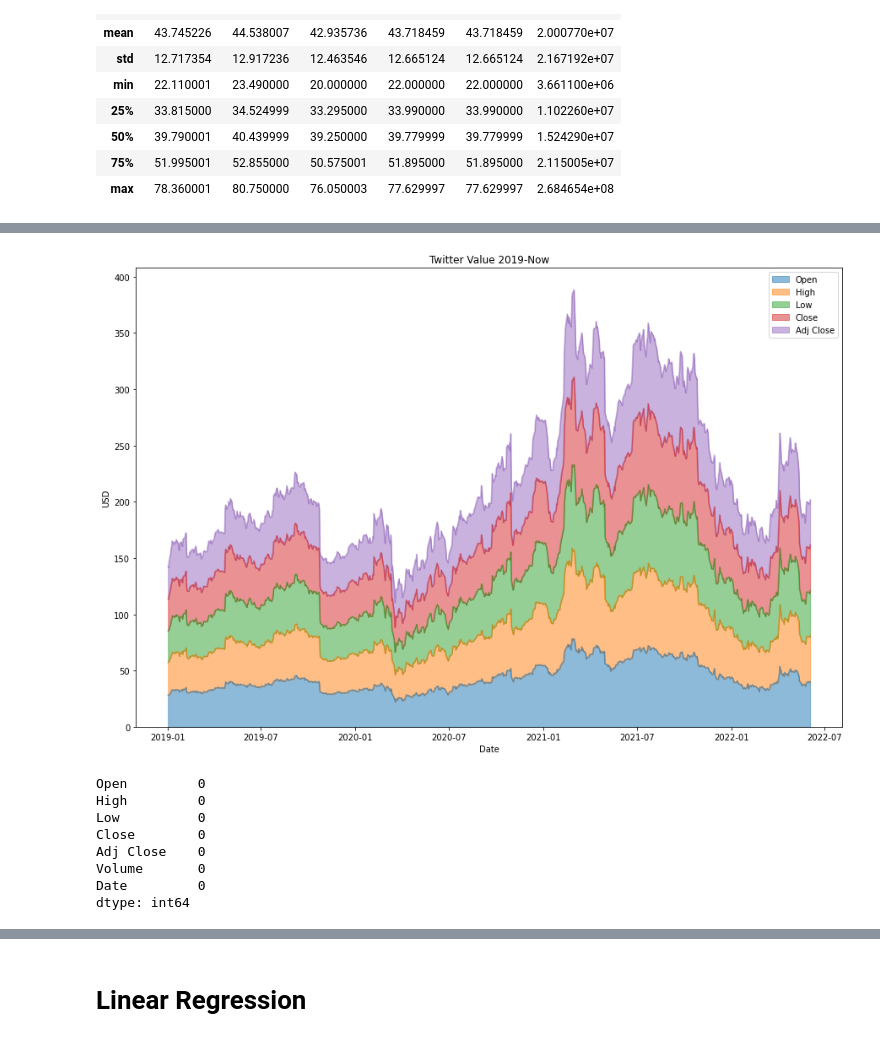
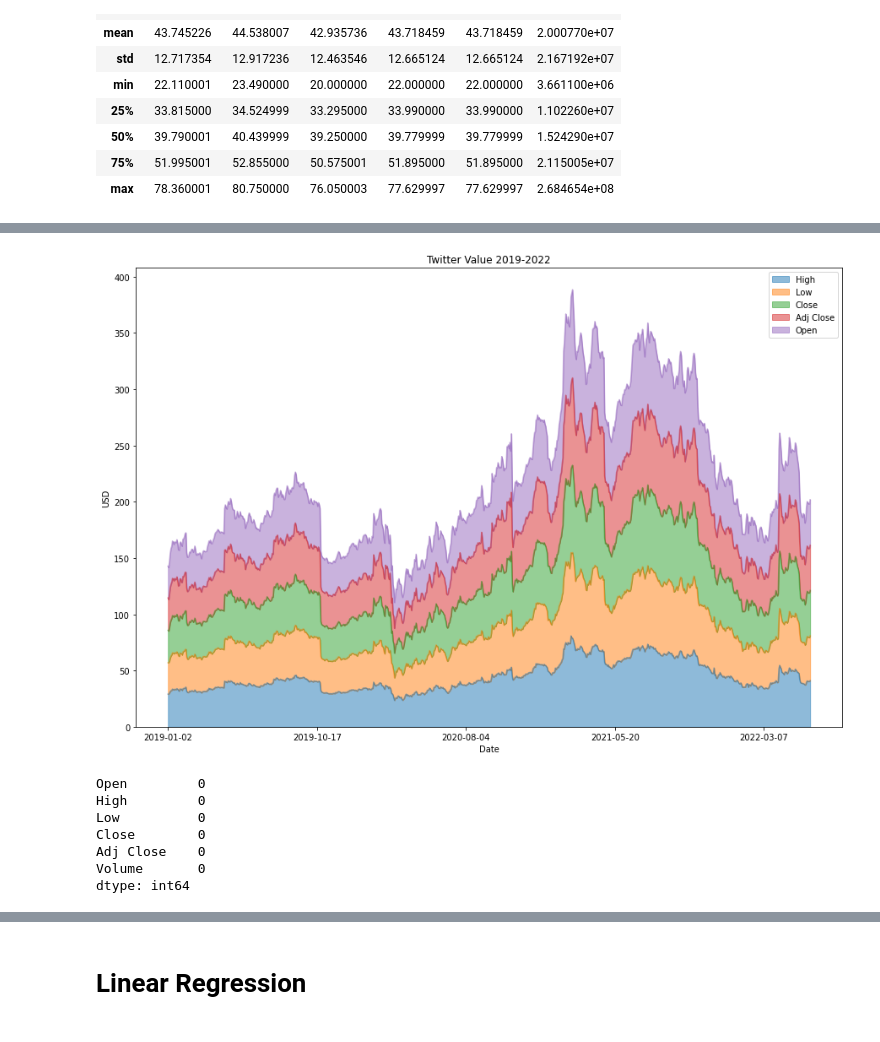
Before and after one commit to natalied0000/Stock-Value-Prediction-with-LSTM, a Jupyter notebook: prototype.ipynb, the cells around one changed output, grey strips where cells are left out. Saved outputs shown, nothing was run; the diff lists cells and outputs as text; code cells hidden in the pictures.

```diff
--- a/prototype.ipynb
+++ b/prototype.ipynb
@@ -10,12 +36,6 @@ Drive already mounted at /content/drive; to attempt to forcibly remount, call dr
 # %%
-import pandas as pd
-import numpy as np
-import matplotlib.pyplot as plt
-
 df_lstm = pd.read_csv('/content/TWTR (1).csv', index_col='Date')
-
-
-df_lstm.index=[dt.datetime.strptime(d, '%Y-%m-%d').date() for d in df_lstm.index.values]
+df_lstm.Date=[dt.datetime.strptime(d, '%Y-%m-%d').date() for d in df_lstm.index.values]
 
 df_lstm.head()
 # %% [output]
@@ -50,3 +72,14 @@ df_lstm.describe()
 | 50% | 39.790001 | 40.439999 | 39.250000 | 39.779999 | 39.779999 | 1.524290e+07 |
 | 75% | 51.995001 | 52.855000 | 50.575001 | 51.895000 | 51.895000 | 2.115005e+07 |
 | max | 78.360001 | 80.750000 | 76.050003 | 77.629997 | 77.629997 | 2.684654e+08 |
+# %%
+plt.rcParams['figure.figsize']=(14,10)
+x=[dt.datetime.strptime(d, '%Y-%m-%d').date() for d in df_lstm.index.values]
+plt.plot(x, df_lstm['Open'], label='Open')
+plt.plot(x,df_lstm['Close'], label='Close')
+
+plt.xlabel('Time Scale')
+plt.ylabel('Scale USD')
+plt.legend()
+plt.gcf().autofmt_xdate()
+plt.show()
@@ -53,11 +88,11 @@ df_lstm.describe()
 # %%
-df_lstm[["Open","High","Low","Close","Adj Close"]].plot.area(figsize=(15,10),alpha=0.5);
-plt.title('Twitter Value 2019-Now')
+df_lstm[["High","Low","Close","Adj Close","Open"]].plot.area(figsize=(15,10),alpha=0.5);
+plt.title('Twitter Value 2019-2022')
 plt.ylabel("USD")
 plt.xlabel('Date')
 plt.show()
 # %% [output]
-[figure, old version]
+[figure, new version]
 # %%
 df_lstm.isnull().sum()
 # %% [output]
@@ -67,5 +102,4 @@ Low          0
 Close        0
 Adj Close    0
 Volume       0
-Date         0
 dtype: int64
```
Also changed, not shown: parts of 41 cells of this notebook.
